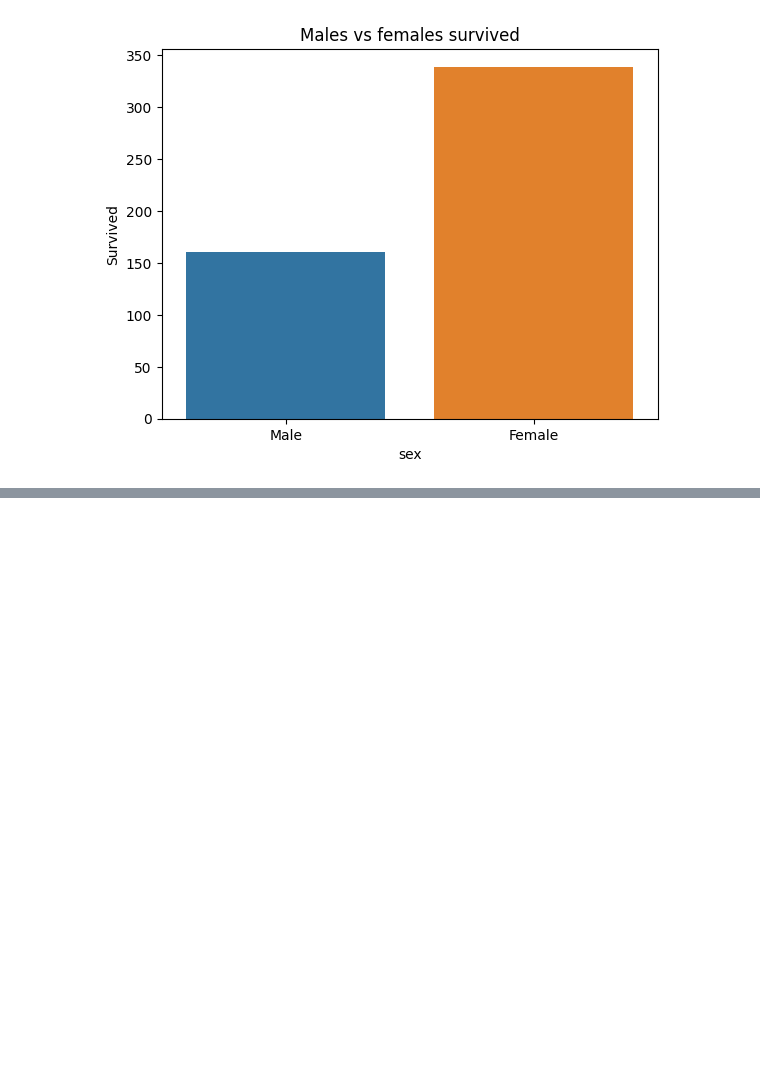
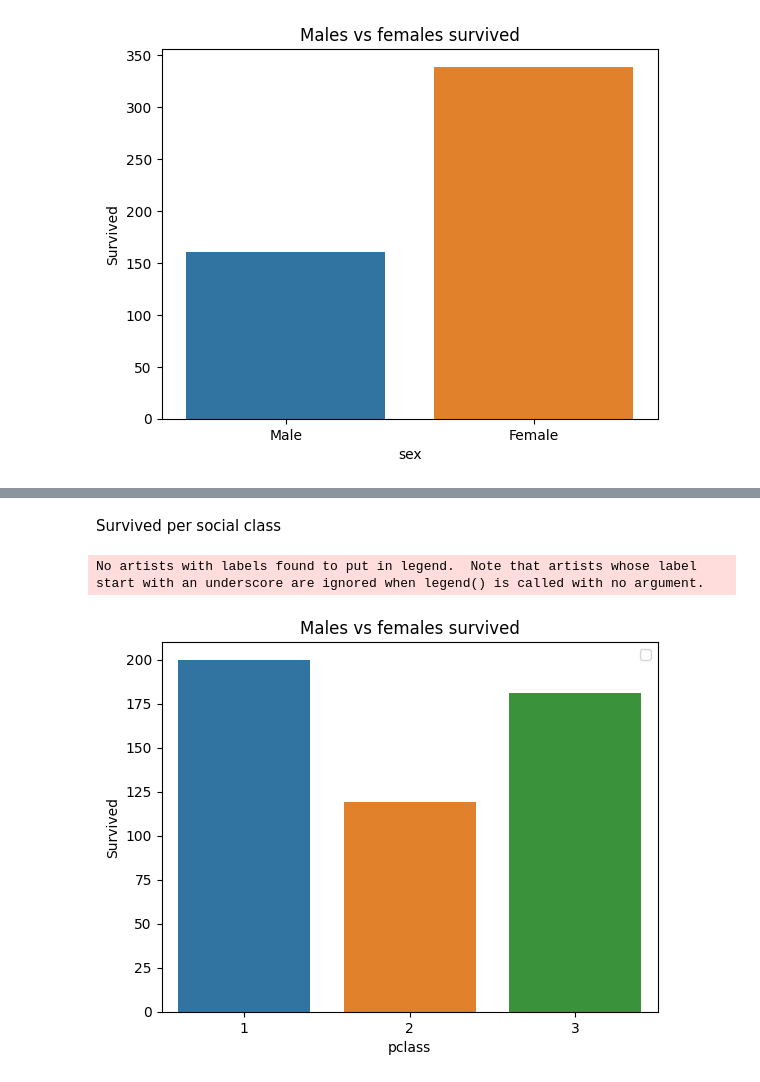
Before and after one commit to HannahCimene/TrioData_Masters, a Jupyter notebook: Files/titanic_dataset/titanic_jeffrey.ipynb, the cells around one changed output, grey strips where cells are left out. Saved outputs shown, nothing was run; the diff lists cells and outputs as text; code cells hidden in the pictures; blank space fills up the shorter version.

```diff
--- a/Files/titanic_dataset/titanic_jeffrey.ipynb
+++ b/Files/titanic_dataset/titanic_jeffrey.ipynb
@@ -89,0 +118,13 @@ plt.show()
+# %% [markdown]
+Survived per social class
+# %%
+
+sns.countplot(data=survived_data, x='pclass')
+# plt.xticks([0, 1], ['Male', 'Female'])
+plt.ylabel('Survived')
+plt.title('Males vs females survived')
+plt.legend()
+plt.show()
+# %% [output]
+No artists with labels found to put in legend.  Note that artists whose label start with an underscore are ignored when legend() is called with no argument.
+[figure, added]
```
Also changed, not shown: parts of 7 cells of this notebook.
